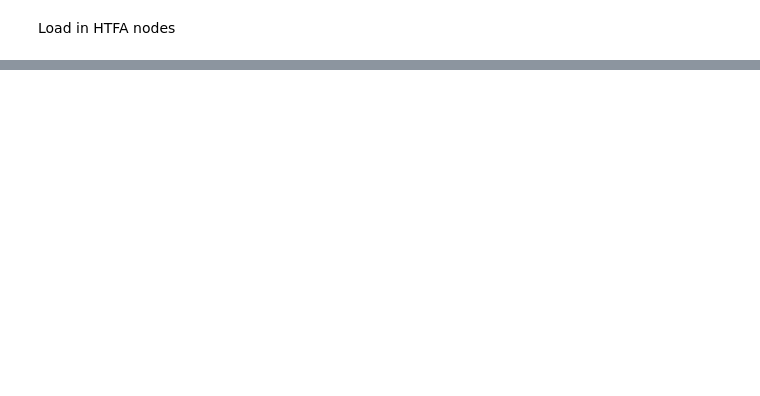
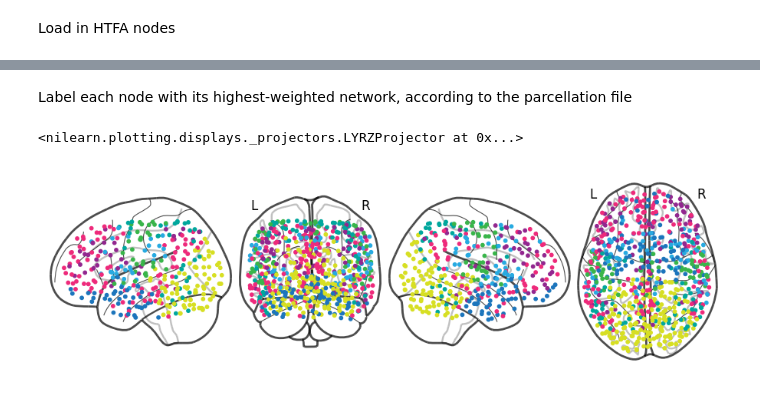
Before and after one commit to ContextLab/pca_paper, a Jupyter notebook: code/notebooks/decoding_and_compression_voxel.ipynb, the cells around one changed output, grey strips where cells are left out. Cells and saved outputs as stored; diff of their text form; code cells hidden in the pictures; blank space fills up the shorter version.

```diff
--- a/code/notebooks/decoding_and_compression_voxel.ipynb
+++ b/code/notebooks/decoding_and_compression_voxel.ipynb
@@ -431,5 +156,25 @@ def cross_validation(data, n_folds=100):
-# %%
-decoding_results = {}
-for c in conditions:
-    decoding_results[c] = cross_validation(reduced_data[c])
-    sns.lineplot(decoding_results[c], x='Number of components', y='Decoding accuracy', label=c.capitalize())
+# %% [markdown]
+Label each node with its highest-weighted network, according to the parcellation file
+# %%
+# load network parcellations in CMU format
+networks_cmu = nii2cmu(nii_fname)
+
+# covert voxel values to network codes
+networks_cmu['Y'] = np.atleast_2d(np.array([key.loc[i, 'code'] for i in networks_cmu['Y']]).astype(float))
+# %%
+def node_labels(centers, widths, networks_cmu):
+    labels = []
+    for i, (c, w) in enumerate(zip(centers, widths)):
+        r = rbf(networks_cmu['R'], c, w)
+
+        label_weights = [sum(r[networks_cmu['Y'].ravel() == j]) for j in range(1, len(network_codes) + 1)]
+        labels.append(np.argmax(label_weights) + 1)
+    return labels
+# %%
+node_codes = node_labels(centers, widths, networks_cmu)
+# %%
+nl.plotting.plot_connectome(np.eye(centers.shape[0]), centers, node_size=10, node_color=[colors[i] for i in node_codes], display_mode='lyrz', output_file=os.path.join(figdir, 'htfa.pdf'))
+nl.plotting.plot_connectome(np.eye(centers.shape[0]), centers, node_size=10, node_color=[colors[i] for i in node_codes], display_mode='lyrz')
+# %% [output]
+<nilearn.plotting.displays._projectors.LYRZProjector at 0x...>
+[figure, added]
```
Also changed, not shown: parts of 50 cells of this notebook, 28 other files.
